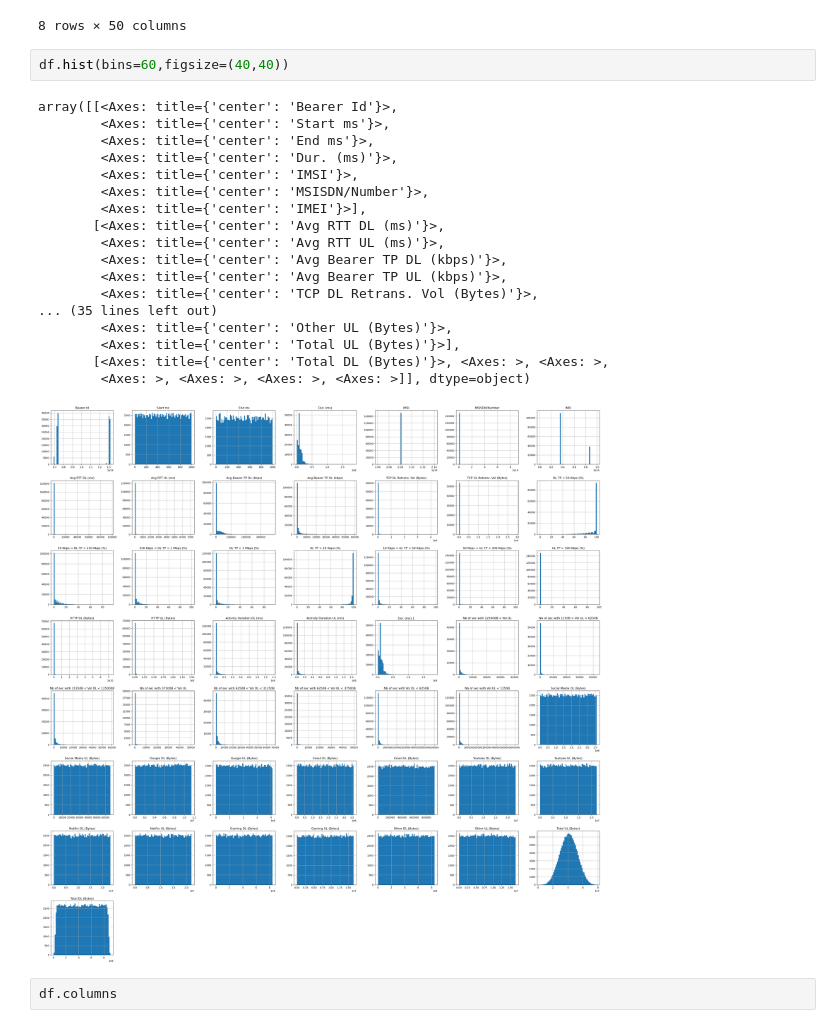
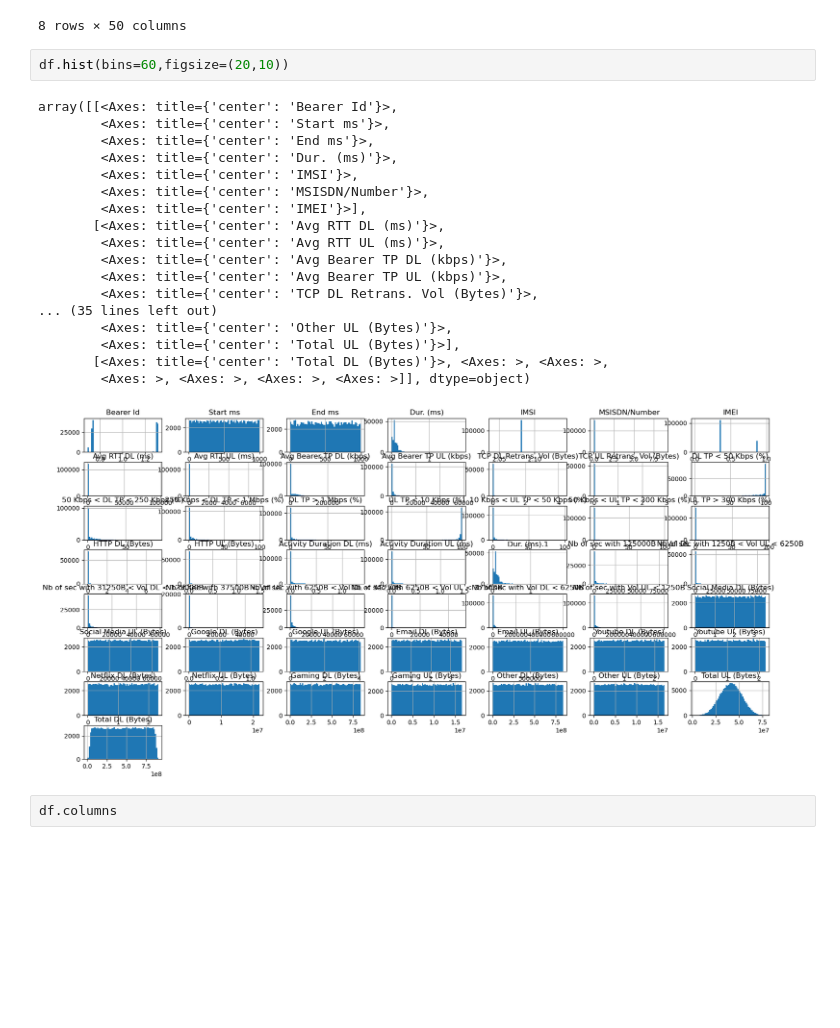
Before and after one commit to fanuelabebe/Week_1_proj, a Jupyter notebook: notebooks/analyze_telecom_data.ipynb, the cells around one changed output. Drawn from its saved outputs; the diff is of its cells as text; blank space fills up the shorter version.

```diff
--- a/notebooks/analyze_telecom_data.ipynb
+++ b/notebooks/analyze_telecom_data.ipynb
@@ -65,26 +86,26 @@ df.describe()
 | max | 1.318654e+19 | 999.000000 | 999.000000 | 1.859336e+06 | 2.140743e+14 | 8.823971e+14 | 9.900120e+13 | 96923.000000 | ... |
 8 rows × 50 columns
 # %%
-df.hist(bins=60,figsize=(40,40))
+df.hist(bins=60,figsize=(20,10))
 # %% [output]
 array([[<Axes: title={'center': 'Bearer Id'}>,
         <Axes: title={'center': 'Start ms'}>,
         <Axes: title={'center': 'End ms'}>,
         <Axes: title={'center': 'Dur. (ms)'}>,
         <Axes: title={'center': 'IMSI'}>,
         <Axes: title={'center': 'MSISDN/Number'}>,
         <Axes: title={'center': 'IMEI'}>],
        [<Axes: title={'center': 'Avg RTT DL (ms)'}>,
         <Axes: title={'center': 'Avg RTT UL (ms)'}>,
         <Axes: title={'center': 'Avg Bearer TP DL (kbps)'}>,
         <Axes: title={'center': 'Avg Bearer TP UL (kbps)'}>,
         <Axes: title={'center': 'TCP DL Retrans. Vol (Bytes)'}>,
 ... (35 lines left out)
         <Axes: title={'center': 'Other UL (Bytes)'}>,
         <Axes: title={'center': 'Total UL (Bytes)'}>],
        [<Axes: title={'center': 'Total DL (Bytes)'}>, <Axes: >, <Axes: >,
         <Axes: >, <Axes: >, <Axes: >, <Axes: >]], dtype=object)
-[figure, old version]
+[figure, new version]
 # %%
 df.columns
 # %% [output]
```
Also changed, not shown: parts of 4 cells of this notebook.
